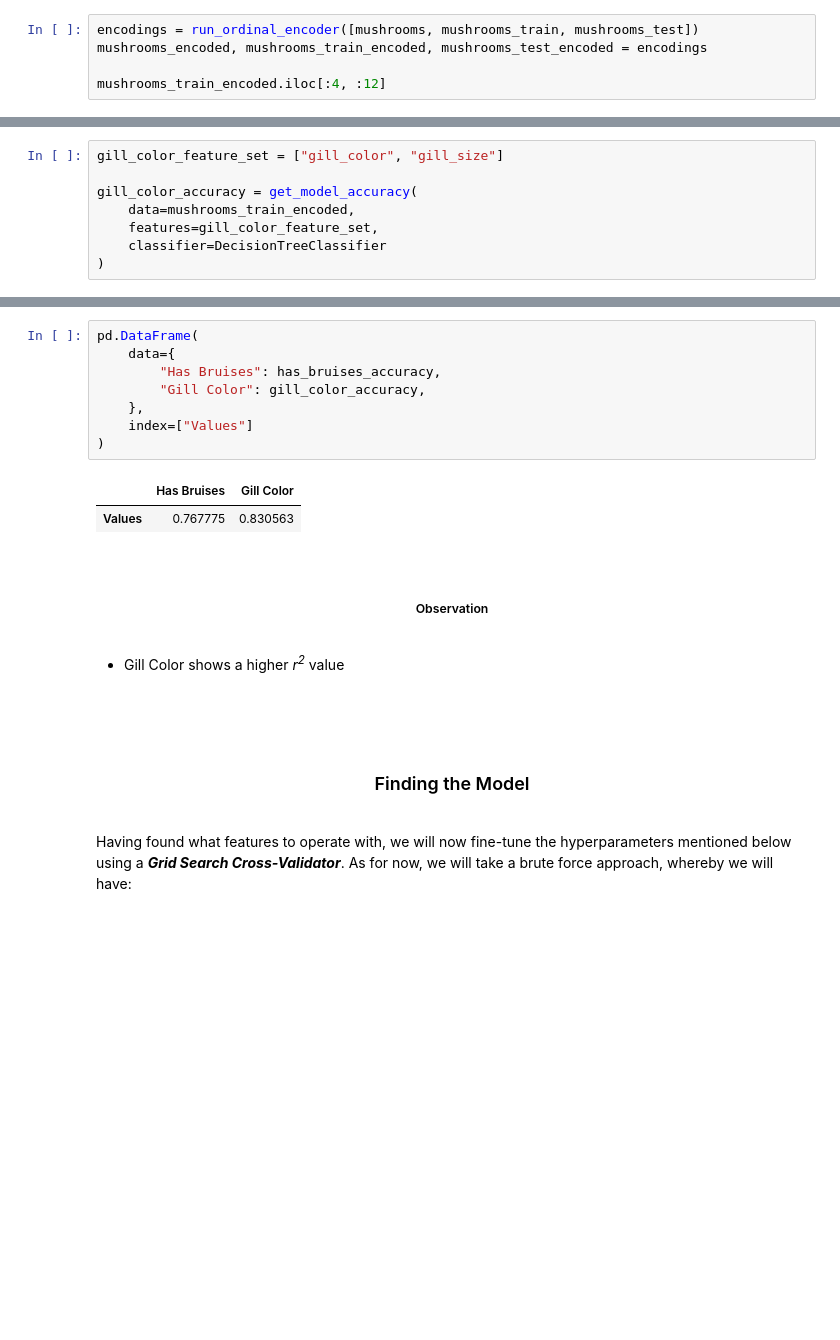
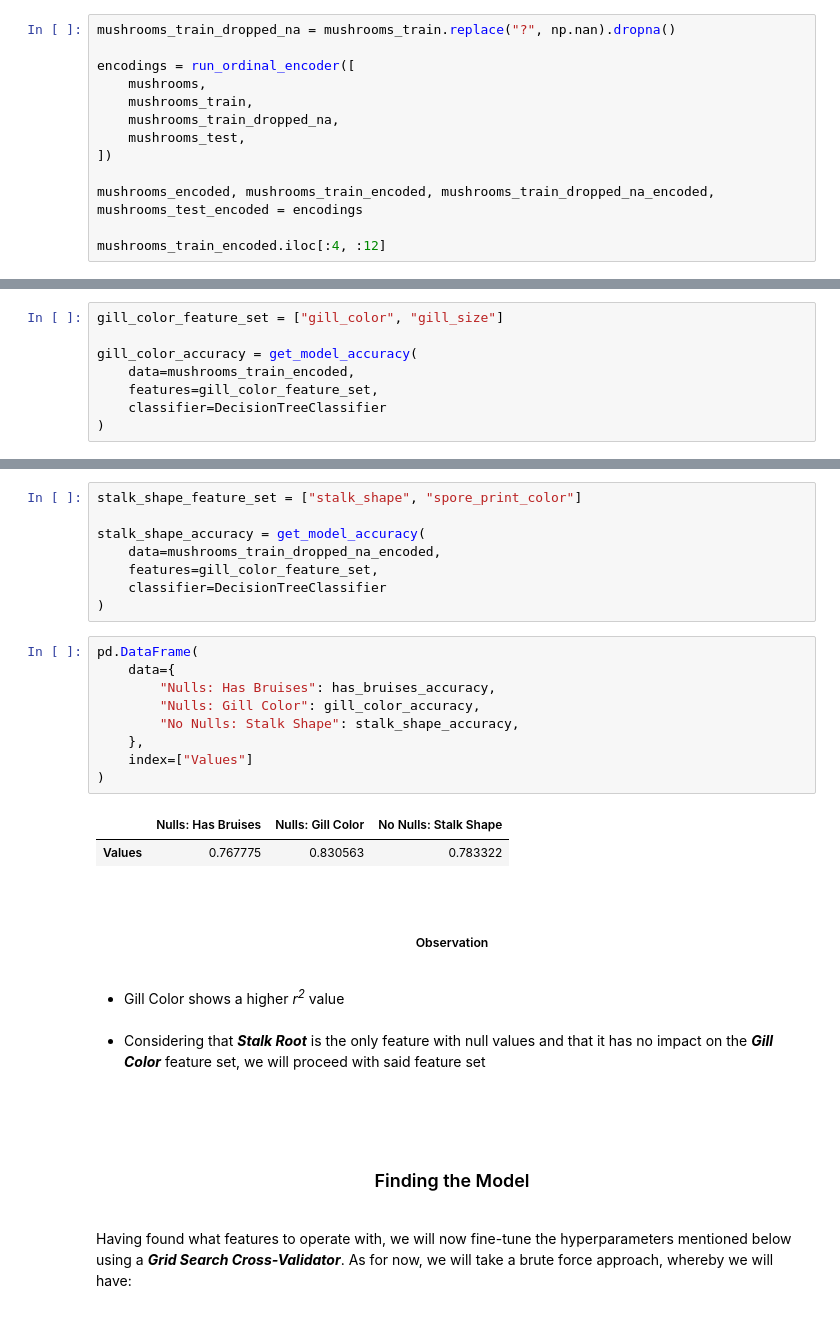
Before and after one commit to MondeAnna/posinous-mushrooms, a Jupyter notebook: notebook/mushrooms.ipynb, the cells around one changed output, grey strips where cells are left out. Drawn from its saved outputs; the diff is of its cells as text; blank space fills up the shorter version.

```diff
--- a/notebook/mushrooms.ipynb
+++ b/notebook/mushrooms.ipynb
@@ -280,8 +297,16 @@ def run_ordinal_encoder(data_frames):
 
     return new_data_frames
 # %%
-encodings = run_ordinal_encoder([mushrooms, mushrooms_train, mushrooms_test])
-mushrooms_encoded, mushrooms_train_encoded, mushrooms_test_encoded = encodings
+mushrooms_train_dropped_na = mushrooms_train.replace("?", np.nan).dropna()
+
+encodings = run_ordinal_encoder([
+    mushrooms,
+    mushrooms_train,
+    mushrooms_train_dropped_na,
+    mushrooms_test,
+])
+
+mushrooms_encoded, mushrooms_train_encoded, mushrooms_train_dropped_na_encoded, mushrooms_test_encoded = encodings
 
 mushrooms_train_encoded.iloc[:4, :12]
 # %% [output]
@@ -581,14 +746,23 @@ gill_color_accuracy = get_model_accuracy(
+# %%
+stalk_shape_feature_set = ["stalk_shape", "spore_print_color"]
+
+stalk_shape_accuracy = get_model_accuracy(
+    data=mushrooms_train_dropped_na_encoded,
+    features=gill_color_feature_set,
+    classifier=DecisionTreeClassifier
+)
 # %%
 pd.DataFrame(
     data={
-        "Has Bruises": has_bruises_accuracy,
-        "Gill Color": gill_color_accuracy,
+        "Nulls: Has Bruises": has_bruises_accuracy,
+        "Nulls: Gill Color": gill_color_accuracy,
+        "No Nulls: Stalk Shape": stalk_shape_accuracy,
     },
     index=["Values"]
 )
 # %% [output]
-|  | Has Bruises | Gill Color |
-| Values | 0.767775 | 0.830563 |
+|  | Nulls: Has Bruises | Nulls: Gill Color | No Nulls: Stalk Shape |
+| Values | 0.767775 | 0.830563 | 0.783322 |
 # %% [markdown]
 <br />
 
@@ -598,6 +772,8 @@ pd.DataFrame(
 
 <ul>
     <li>Gill Color shows a higher <i>r<sup>2</sup></i> value</li>
+    <br />
+    <li>Considering that <b><i>Stalk Root</i></b> is the only feature with null values and that it has no impact on the <b><i>Gill Color</i></b> feature set, we will proceed with said feature set</li>
 </ul>
 
 <br />
```
Also changed, not shown: parts of 23 cells of this notebook.
